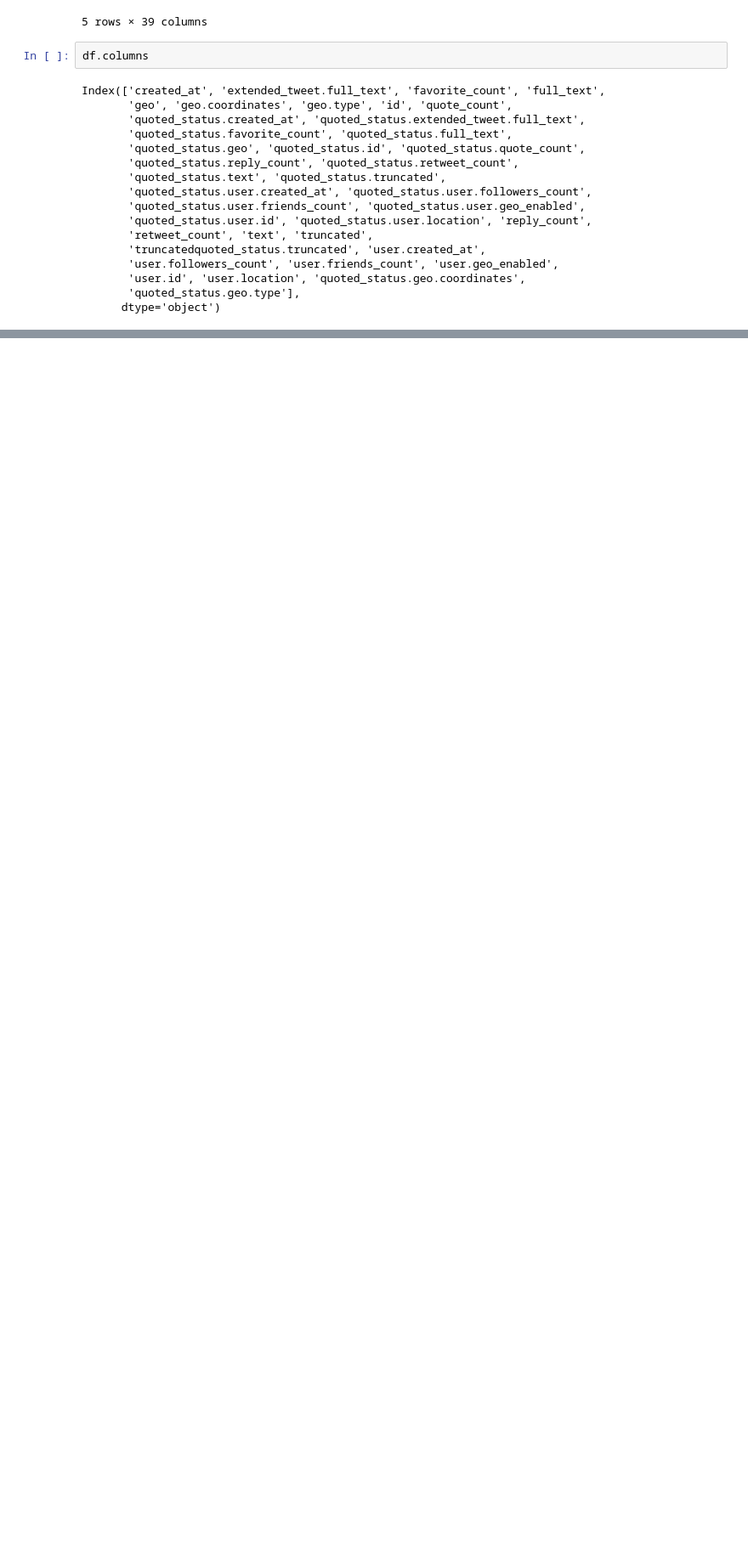
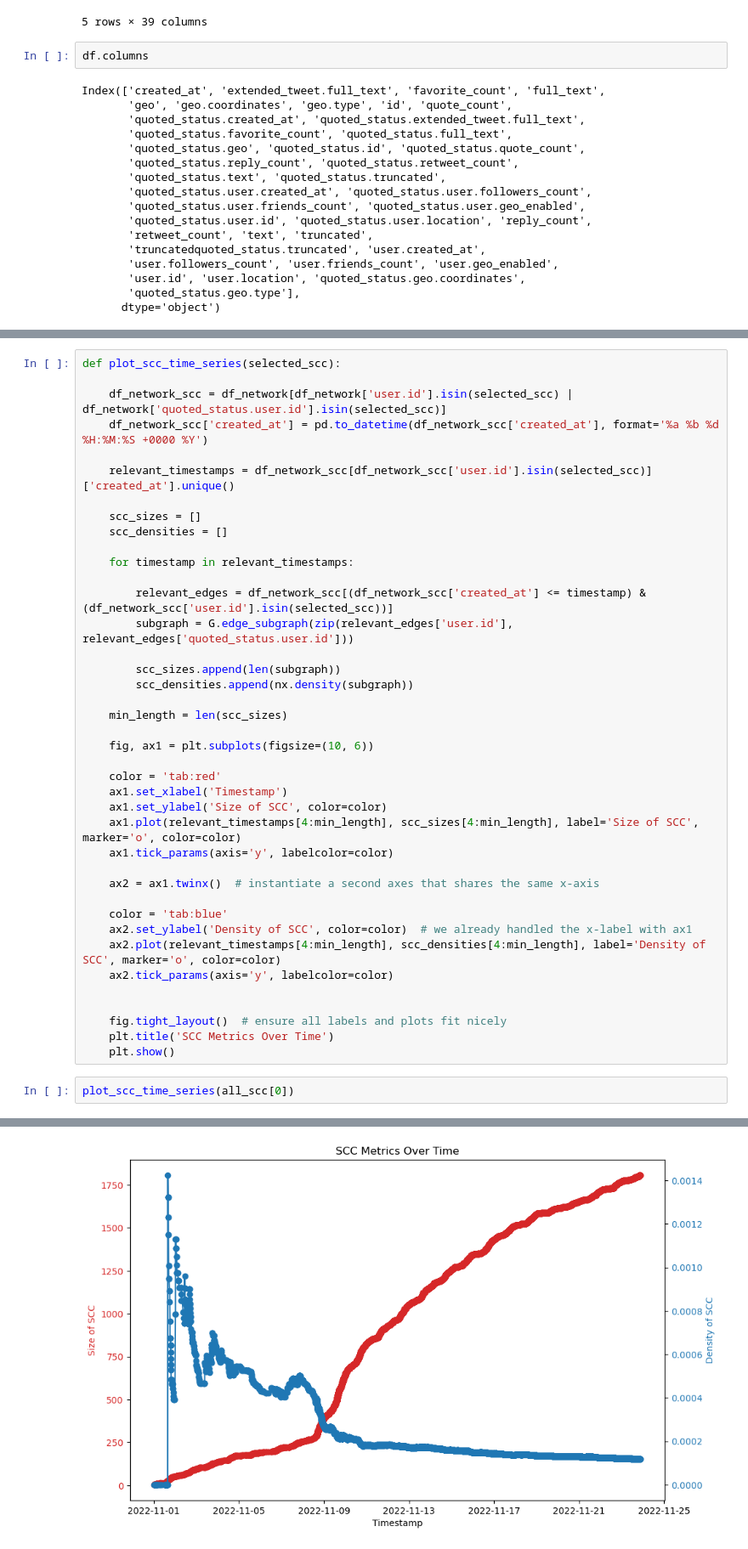
Before and after one commit to blockchain-interoperability/blockchain-social-media, a Jupyter notebook: Graph_Experiments.ipynb, the cells around one changed output, grey strips where cells are left out. Shown at 85% size. Saved outputs shown, nothing was run; the diff lists cells and outputs as text; blank space fills up the shorter version.

```diff
--- a/Graph_Experiments.ipynb
+++ b/Graph_Experiments.ipynb
@@ -352,0 +479,43 @@ ModuleNotFoundError: No module named 'cudf'
+# %%
+def plot_scc_time_series(selected_scc):
+
+    df_network_scc = df_network[df_network['user.id'].isin(selected_scc) | df_network['quoted_status.user.id'].isin(selected_scc)]
+    df_network_scc['created_at'] = pd.to_datetime(df_network_scc['created_at'], format='%a %b %d %H:%M:%S +0000 %Y')
+
+    relevant_timestamps = df_network_scc[df_network_scc['user.id'].isin(selected_scc)]['created_at'].unique()
+
+    scc_sizes = []
+    scc_densities = []
+
+    for timestamp in relevant_timestamps:
+
+        relevant_edges = df_network_scc[(df_network_scc['created_at'] <= timestamp) & (df_network_scc['user.id'].isin(selected_scc))]
+        subgraph = G.edge_subgraph(zip(relevant_edges['user.id'], relevant_edges['quoted_status.user.id']))
+
+        scc_sizes.append(len(subgraph))
+        scc_densities.append(nx.density(subgraph))
+
+    min_length = len(scc_sizes)
+
+    fig, ax1 = plt.subplots(figsize=(10, 6))
+
+    color = 'tab:red'
+    ax1.set_xlabel('Timestamp')
+    ax1.set_ylabel('Size of SCC', color=color)
+    ax1.plot(relevant_timestamps[4:min_length], scc_sizes[4:min_length], label='Size of SCC', marker='o', color=color)
+    ax1.tick_params(axis='y', labelcolor=color)
+
+    ax2 = ax1.twinx()  # instantiate a second axes that shares the same x-axis
+
+    color = 'tab:blue'
+    ax2.set_ylabel('Density of SCC', color=color)  # we already handled the x-label with ax1
+    ax2.plot(relevant_timestamps[4:min_length], scc_densities[4:min_length], label='Density of SCC', marker='o', color=color)
+    ax2.tick_params(axis='y', labelcolor=color)
+
+
+    fig.tight_layout()  # ensure all labels and plots fit nicely
+    plt.title('SCC Metrics Over Time')
+    plt.show()
+# %%
+plot_scc_time_series(all_scc[0])
+# %% [output]
@@ -352,0 +527 @@ ModuleNotFoundError: No module named 'cudf'
+[figure, added]
```
Also changed, not shown: parts of 23 cells of this notebook.
